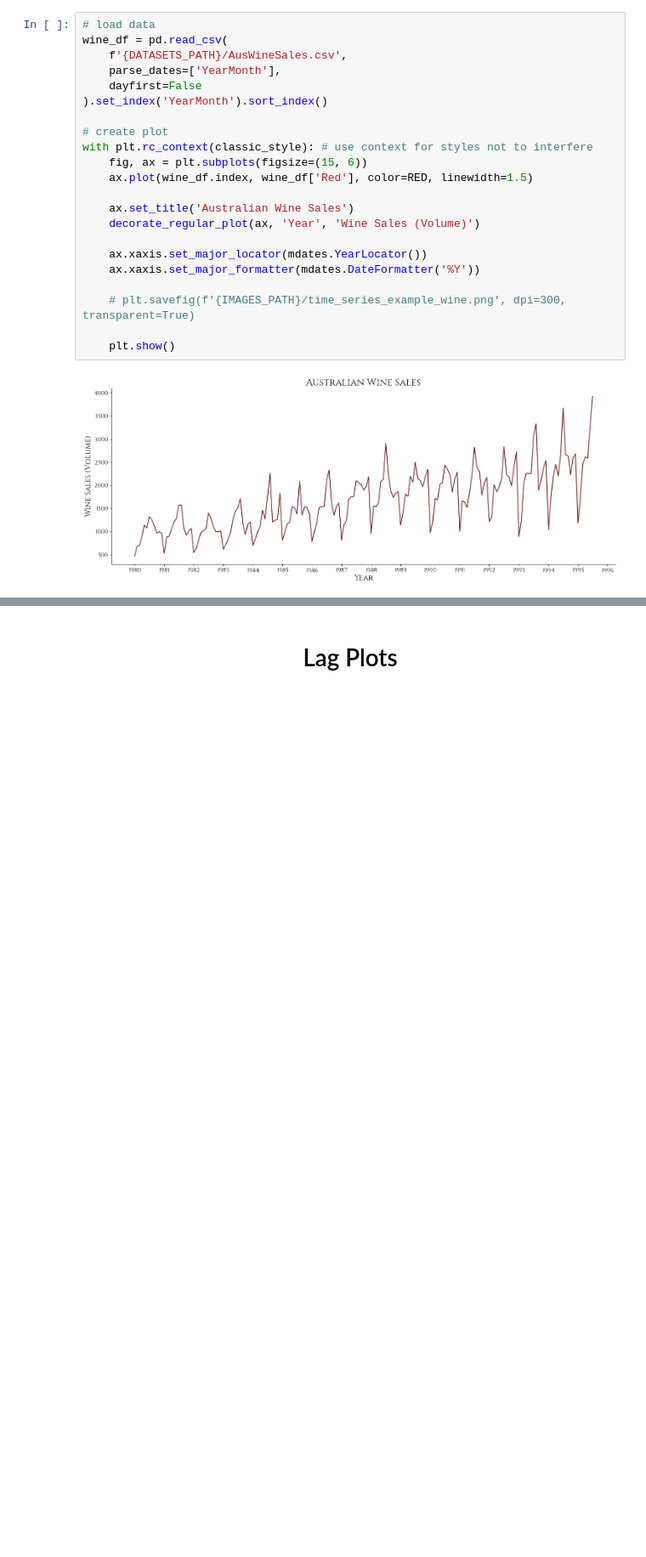
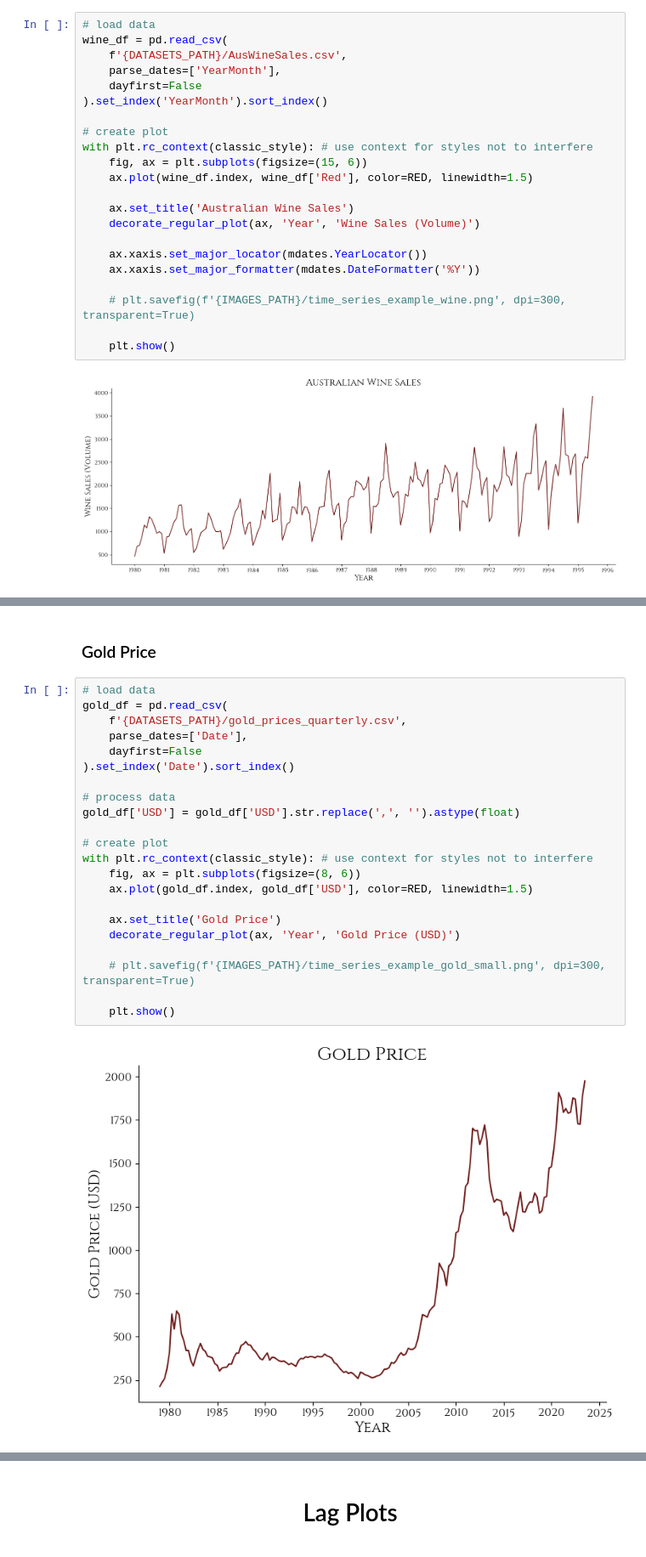
Before and after one commit to kwuh91/LSTF-Transformers-coursework, a Jupyter notebook: code/final.ipynb, the cells around one changed output, grey strips where cells are left out. Shown at 85% size. Saved outputs shown, nothing was run; the diff lists cells and outputs as text; blank space fills up the shorter version.

```diff
--- a/code/final.ipynb
+++ b/code/final.ipynb
@@ -179,0 +225,26 @@ with plt.rc_context(classic_style): # use context for styles not to interfere
+# %% [markdown]
+### Gold Price
+# %%
+# load data
+gold_df = pd.read_csv(
+    f'{DATASETS_PATH}/gold_prices_quarterly.csv',
+    parse_dates=['Date'],
+    dayfirst=False
+).set_index('Date').sort_index()
+
+# process data
+gold_df['USD'] = gold_df['USD'].str.replace(',', '').astype(float)
+
+# create plot
+with plt.rc_context(classic_style): # use context for styles not to interfere
+    fig, ax = plt.subplots(figsize=(8, 6))
+    ax.plot(gold_df.index, gold_df['USD'], color=RED, linewidth=1.5)
+
+    ax.set_title('Gold Price')
+    decorate_regular_plot(ax, 'Year', 'Gold Price (USD)')
+
+    # plt.savefig(f'{IMAGES_PATH}/time_series_example_gold_small.png', dpi=300, transparent=True)
+
+    plt.show()
+# %% [output]
+[figure, added]
```
Also changed, not shown: parts of 13 cells of this notebook, 20 other files.
